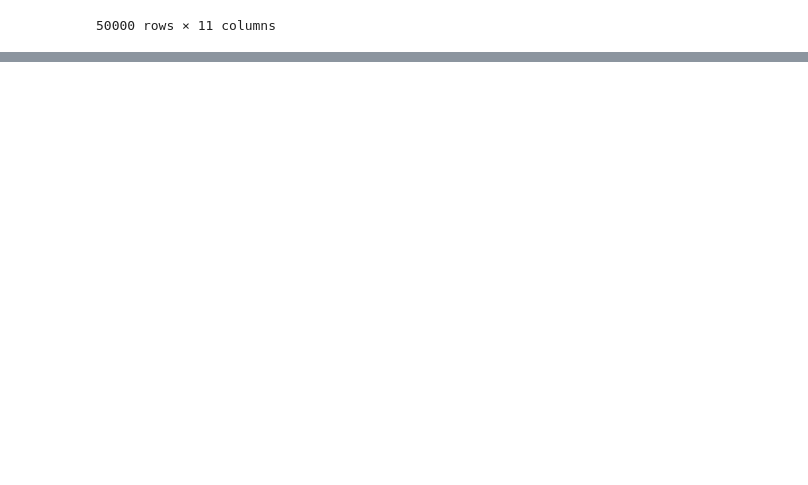
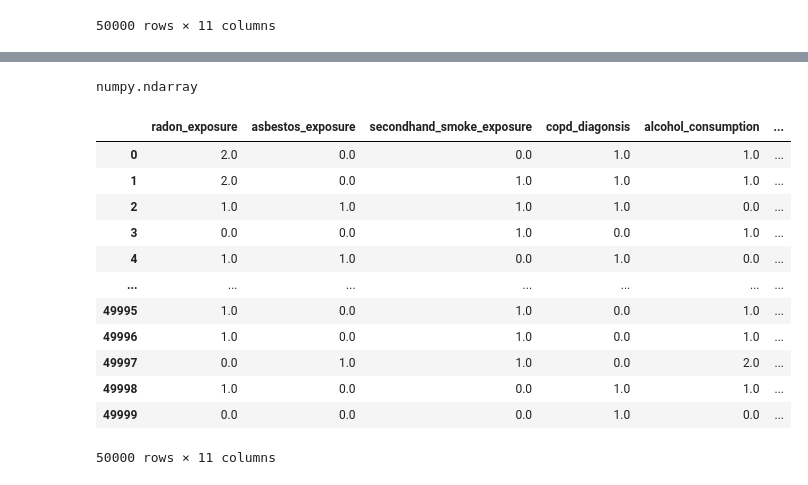
Before and after one commit to HamdanAlhajeri/MachineLearningProjects, a Jupyter notebook: LungCancerML/lungCancer.ipynb, the cells around one changed output, grey strips where cells are left out. Saved outputs shown, nothing was run; the diff lists cells and outputs as text; code cells hidden in the pictures; blank space fills up the shorter version.

```diff
--- a/LungCancerML/lungCancer.ipynb
+++ b/LungCancerML/lungCancer.ipynb
@@ -44,0 +54,45 @@ df_encoded = pd.concat([df.drop(categorical_columns, axis=1)], one_hot_df, axis=
+# %%
+radon_categories = [['Low', 'Medium', 'High']]
+asbestos_categories = [['No', 'Yes']]
+second_hand_smoking_categories = [['No', 'Yes']]
+copd_categories = [['No', 'Yes']]
+alcohol_consumption_categories = [['None', 'Moderate', 'Heavy']]
+family_history_categories = [['No', 'Yes']]
+lung_cancer_categories = [['No', 'Yes']]
+
+preprocessor = ColumnTransformer(
+    transformers=[
+        # (name, transformer, columns)
+        ('radon_encoder', OrdinalEncoder(categories= radon_categories), ['radon_exposure']),
+        ('asbestos_encoder', OrdinalEncoder(categories= asbestos_categories), ['asbestos_exposure']),
+        ('second_hand_smoking_encoder', OrdinalEncoder(categories= second_hand_smoking_categories), ['secondhand_smoke_exposure']),
+        ('copd_encoder', OrdinalEncoder(categories= copd_categories), ['copd_diagnosis']),
+        ('alcohol_consumption_encoder', OrdinalEncoder(categories= alcohol_consumption_categories), ['alcohol_consumption']),
+        ('family_history_encoder', OrdinalEncoder(categories= family_history_categories), ['family_history']),
+        ('lung_cancer_encoder', OrdinalEncoder(categories= lung_cancer_categories), ['lung_cancer'])
+    ],
+    remainder='passthrough'
+)
+# %%
+df_encoded = preprocessor.fit_transform(df_encodedOH).astype(float)
+type(df_encoded)
+# %% [output]
+numpy.ndarray
+# %%
+cols = ['radon_exposure', 'asbestos_exposure', 'secondhand_smoke_exposure', 'copd_diagonsis', 'alcohol_consumption', 'family_history', 'lung_cancer', 'patient_id', 'age', 'packs_years', 'isMale']
+finalDF = pd.DataFrame(df_encoded, columns=cols)
+finalDF
+# %% [output]
+|  | radon_exposure | asbestos_exposure | secondhand_smoke_exposure | copd_diagonsis | alcohol_consumption | ... |
+| 0 | 2.0 | 0.0 | 0.0 | 1.0 | 1.0 | ... |
+| 1 | 2.0 | 0.0 | 1.0 | 1.0 | 1.0 | ... |
+| 2 | 1.0 | 1.0 | 1.0 | 1.0 | 0.0 | ... |
+| 3 | 0.0 | 0.0 | 1.0 | 0.0 | 1.0 | ... |
+| 4 | 1.0 | 1.0 | 0.0 | 1.0 | 0.0 | ... |
+| ... | ... | ... | ... | ... | ... | ... |
+| 49995 | 1.0 | 0.0 | 1.0 | 0.0 | 1.0 | ... |
+| 49996 | 1.0 | 0.0 | 1.0 | 0.0 | 1.0 | ... |
+| 49997 | 0.0 | 1.0 | 1.0 | 0.0 | 2.0 | ... |
+| 49998 | 1.0 | 0.0 | 0.0 | 1.0 | 1.0 | ... |
+| 49999 | 0.0 | 0.0 | 0.0 | 1.0 | 0.0 | ... |
+50000 rows × 11 columns
```
Also changed, not shown: parts of 9 cells of this notebook, 4 other files.
